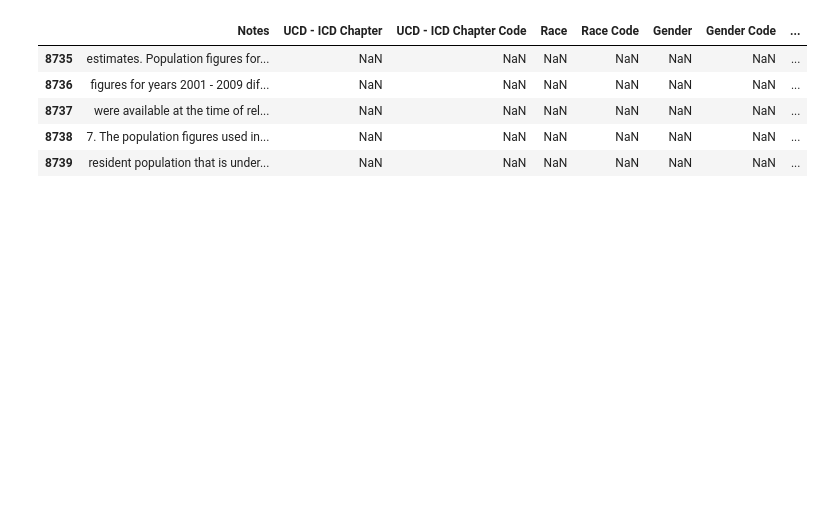
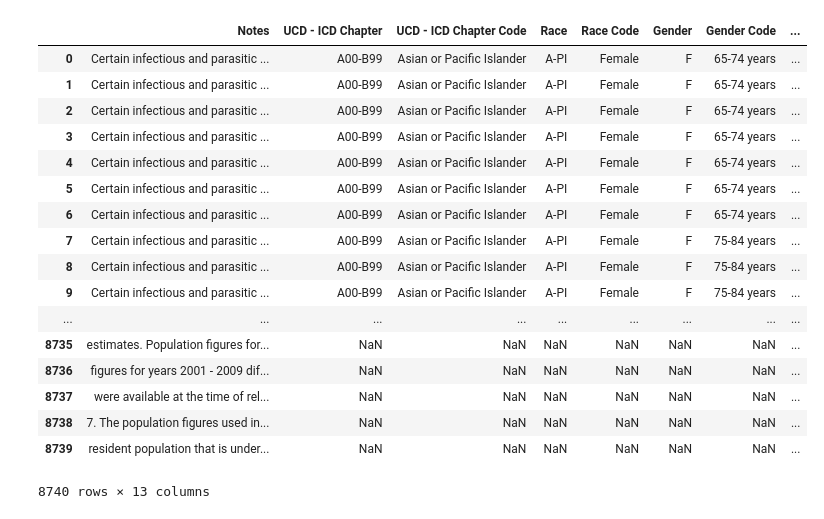
Before and after one commit to bwaiharo/Causes-of-Death, a Jupyter notebook: dataParsing.ipynb, the cells around one changed output. Drawn from its saved outputs; the diff is of its cells as text; code cells hidden in the pictures; blank space fills up the shorter version.

```diff
--- a/dataParsing.ipynb
+++ b/dataParsing.ipynb
@@ -3,10 +5,23 @@ import pandas as pd
 # %%
 NY_data_df = pd.read_csv("NY_death_data.txt",  delim_whitespace=True)
-NY_data_df.tail()
+New_df = NY_data_df.drop(columns=['Crude', 'Rate'])
+New_df
 # %% [output]
 |  | Notes | UCD - ICD Chapter | UCD - ICD Chapter Code | Race | Race Code | Gender | Gender Code | ... |
+| 0 | Certain infectious and parasitic ... | A00-B99 | Asian or Pacific Islander | A-PI | Female | F | 65-74 years | ... |
+| 1 | Certain infectious and parasitic ... | A00-B99 | Asian or Pacific Islander | A-PI | Female | F | 65-74 years | ... |
+| 2 | Certain infectious and parasitic ... | A00-B99 | Asian or Pacific Islander | A-PI | Female | F | 65-74 years | ... |
+| 3 | Certain infectious and parasitic ... | A00-B99 | Asian or Pacific Islander | A-PI | Female | F | 65-74 years | ... |
+| 4 | Certain infectious and parasitic ... | A00-B99 | Asian or Pacific Islander | A-PI | Female | F | 65-74 years | ... |
+| 5 | Certain infectious and parasitic ... | A00-B99 | Asian or Pacific Islander | A-PI | Female | F | 65-74 years | ... |
+| 6 | Certain infectious and parasitic ... | A00-B99 | Asian or Pacific Islander | A-PI | Female | F | 65-74 years | ... |
+| 7 | Certain infectious and parasitic ... | A00-B99 | Asian or Pacific Islander | A-PI | Female | F | 75-84 years | ... |
+| 8 | Certain infectious and parasitic ... | A00-B99 | Asian or Pacific Islander | A-PI | Female | F | 75-84 years | ... |
+| 9 | Certain infectious and parasitic ... | A00-B99 | Asian or Pacific Islander | A-PI | Female | F | 75-84 years | ... |
+| ... | ... | ... | ... | ... | ... | ... | ... | ... |
 | 8735 | estimates. Population figures for... | NaN | NaN | NaN | NaN | NaN | NaN | ... |
 | 8736 | figures for years 2001 - 2009 dif... | NaN | NaN | NaN | NaN | NaN | NaN | ... |
 | 8737 | were available at the time of rel... | NaN | NaN | NaN | NaN | NaN | NaN | ... |
 | 8738 | 7. The population figures used in... | NaN | NaN | NaN | NaN | NaN | NaN | ... |
 | 8739 | resident population that is under... | NaN | NaN | NaN | NaN | NaN | NaN | ... |
+8740 rows × 13 columns
```
Also changed, not shown: parts of 5 cells of this notebook, 3 other files.
